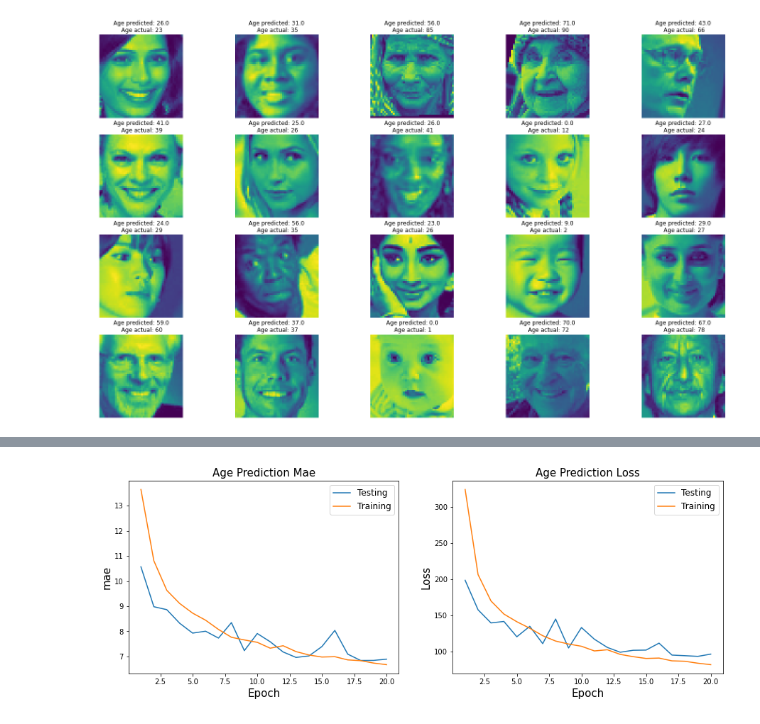
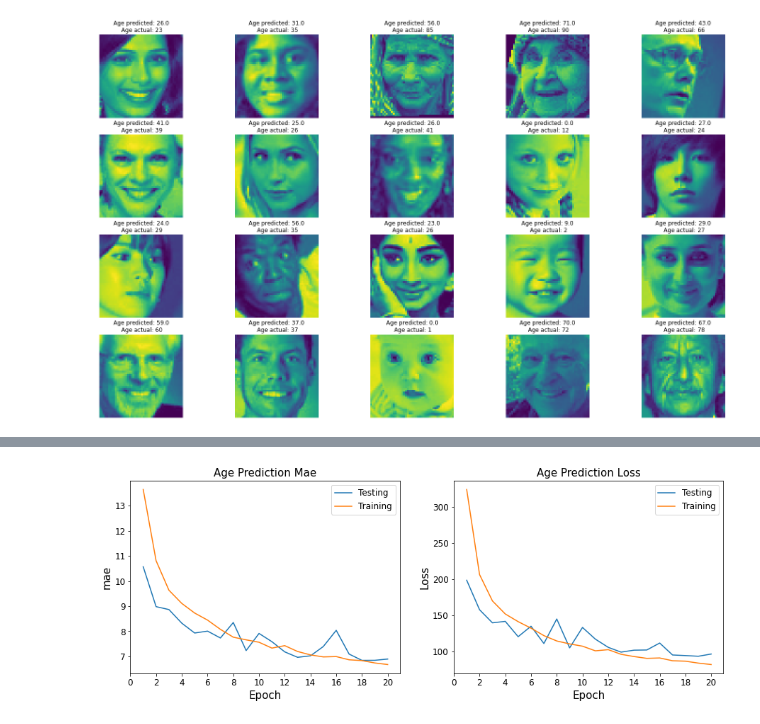
Before and after one commit to aydin-hasanli/age_gender_prediction, a Jupyter notebook: EDA.ipynb, the cells around one changed output, grey strips where cells are left out. Cells and saved outputs as stored; diff of their text form; code cells hidden in the pictures.

Commit message:
added tick marks

```diff
--- a/EDA.ipynb
+++ b/EDA.ipynb
@@ -880,20 +885,24 @@ age_history.history.get
 # %%
 title='Age'
 fig, ax = plt.subplots(1,2, figsize=(15,5))
 l=np.arange(1,len(age_history.history['val_loss'])+1)
 ax[0].plot(l, age_history.history['val_mae'], label='Testing')
 ax[0].plot(l, age_history.history['mae'], label= 'Training')
 ax[0].set_title(f'{title} Prediction Mae', fontsize=15)
 ax[0].set_xlabel('Epoch', fontsize=15)
 ax[0].set_ylabel('mae', fontsize=15)
 ax[0].legend(fontsize=12)
+ax[0].tick_params(labelsize=12, reset= True, top=False, right=False)
+ax[0].set_xticks(np.arange(0,len(age_history.history['val_loss'])+1,2))
 l1=np.arange(1,len(age_history.history['val_loss'])+1)
 ax[1].plot(l1, age_history.history['val_loss'], label= 'Testing')
 ax[1].plot(l1, age_history.history['loss'], label= 'Training')
 ax[1].set_title(f'{title} Prediction Loss', fontsize=15)
 ax[1].set_xlabel('Epoch', fontsize=15)
 ax[1].set_ylabel('Loss', fontsize=15)
 ax[1].legend(fontsize=12)
+ax[1].tick_params(labelsize=12, reset= True, top=False, right=False)
+ax[1].set_xticks(np.arange(0,len(age_history.history['val_loss'])+1,2))
 fig.savefig('images/age_metrics')
 # %% [output]
-[figure, old version]
+[figure, new version]
```
Also changed, not shown: parts of 4 cells of this notebook, 4 other files.
